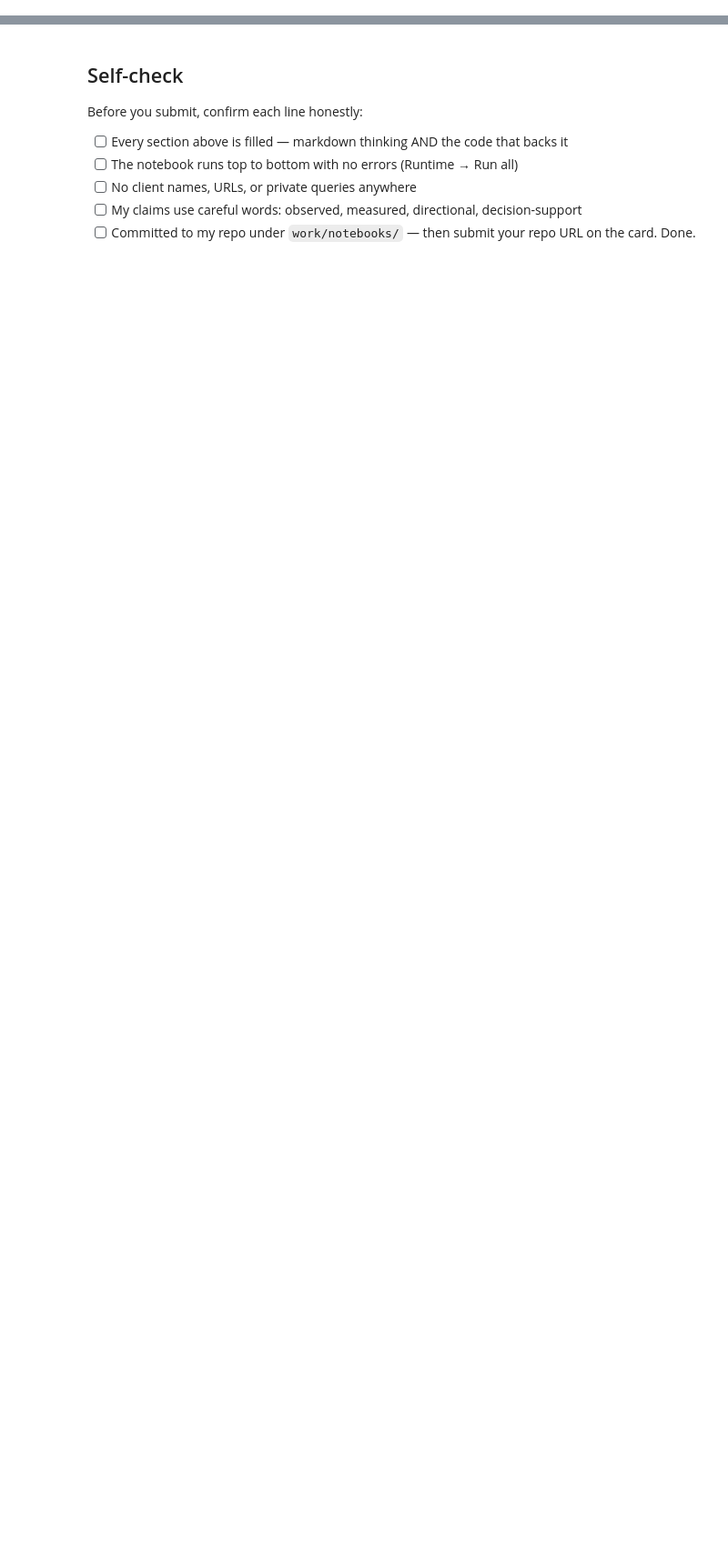
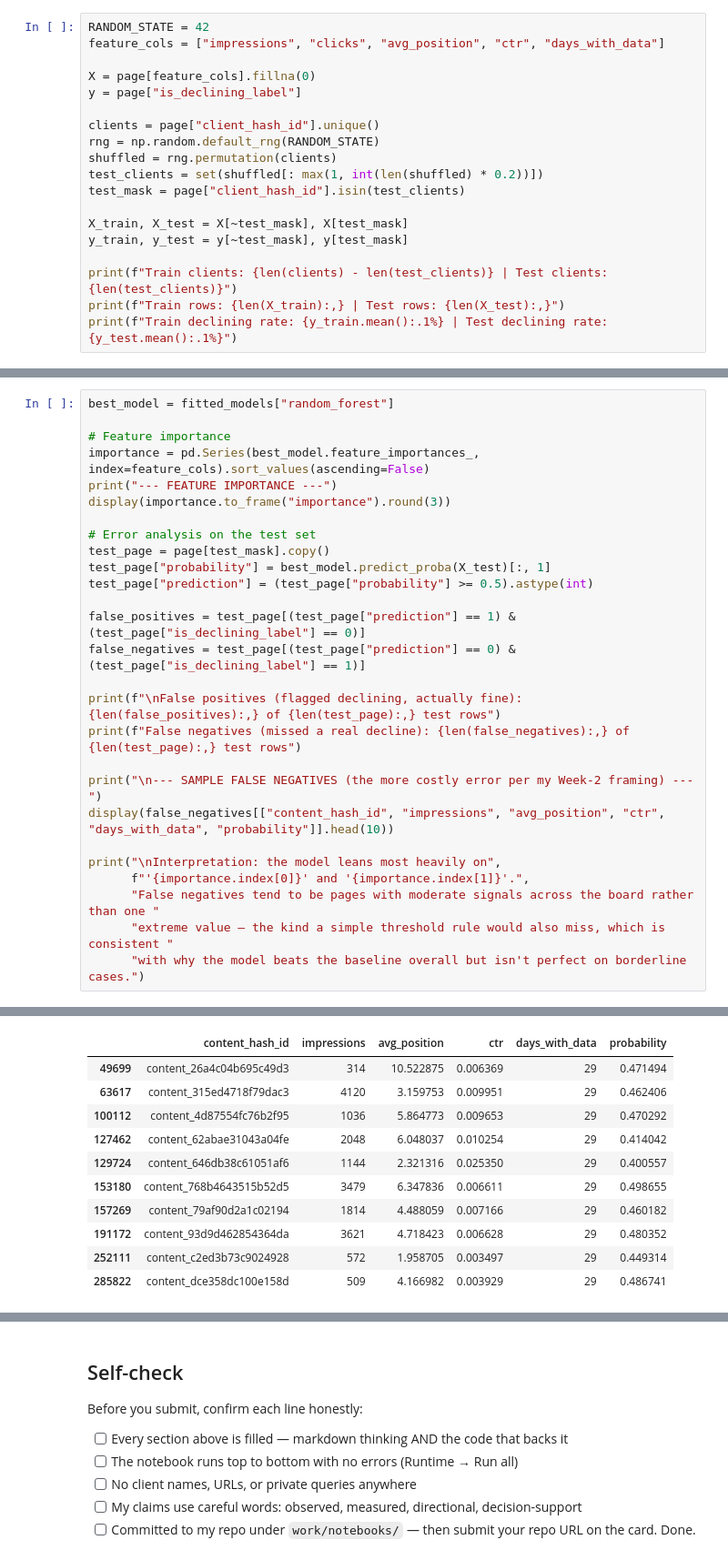
Before and after one commit to ashoktanakanti/flyrank_ml, a Jupyter notebook: work/notebooks/w05_model.ipynb, the cells around one changed output, grey strips where cells are left out. Shown at 91% size. Saved outputs shown, nothing was run; the diff lists cells and outputs as text; blank space fills up the shorter version.

```diff
--- a/work/notebooks/w05_model.ipynb
+++ b/work/notebooks/w05_model.ipynb
@@ -22,0 +82,19 @@ This skeleton is yours to fill. Work the sections **in order** — each one has
+# %%
+RANDOM_STATE = 42
+feature_cols = ["impressions", "clicks", "avg_position", "ctr", "days_with_data"]
+
+X = page[feature_cols].fillna(0)
+y = page["is_declining_label"]
+
+clients = page["client_hash_id"].unique()
+rng = np.random.default_rng(RANDOM_STATE)
+shuffled = rng.permutation(clients)
+test_clients = set(shuffled[: max(1, int(len(shuffled) * 0.2))])
+test_mask = page["client_hash_id"].isin(test_clients)
+
+X_train, X_test = X[~test_mask], X[test_mask]
+y_train, y_test = y[~test_mask], y[test_mask]
+
+print(f"Train clients: {len(clients) - len(test_clients)} | Test clients: {len(test_clients)}")
+print(f"Train rows: {len(X_train):,} | Test rows: {len(X_test):,}")
+print(f"Train declining rate: {y_train.mean():.1%} | Test declining rate: {y_test.mean():.1%}")
@@ -36,0 +184,28 @@ This skeleton is yours to fill. Work the sections **in order** — each one has
+# %%
+best_model = fitted_models["random_forest"]
+
+# Feature importance
+importance = pd.Series(best_model.feature_importances_, index=feature_cols).sort_values(ascending=False)
+print("--- FEATURE IMPORTANCE ---")
+display(importance.to_frame("importance").round(3))
+
+# Error analysis on the test set
+test_page = page[test_mask].copy()
+test_page["probability"] = best_model.predict_proba(X_test)[:, 1]
+test_page["prediction"] = (test_page["probability"] >= 0.5).astype(int)
+
+false_positives = test_page[(test_page["prediction"] == 1) & (test_page["is_declining_label"] == 0)]
+false_negatives = test_page[(test_page["prediction"] == 0) & (test_page["is_declining_label"] == 1)]
+
+print(f"\nFalse positives (flagged declining, actually fine): {len(false_positives):,} of {len(test_page):,} test rows")
+print(f"False negatives (missed a real decline): {len(false_negatives):,} of {len(test_page):,} test rows")
+
+print("\n--- SAMPLE FALSE NEGATIVES (the more costly error per my Week-2 framing) ---")
+display(false_negatives[["content_hash_id", "impressions", "avg_position", "ctr", "days_with_data", "probability"]].head(10))
+
+print("\nInterpretation: the model leans most heavily on",
+      f"'{importance.index[0]}' and '{importance.index[1]}'.",
+      "False negatives tend to be pages with moderate signals across the board rather than one "
+      "extreme value — the kind a simple threshold rule would also miss, which is consistent "
+      "with why the model beats the baseline overall but isn't perfect on borderline cases.")
+# %% [output]
@@ -36,0 +223,11 @@ This skeleton is yours to fill. Work the sections **in order** — each one has
+|  | content_hash_id | impressions | avg_position | ctr | days_with_data | probability |
+| 49699 | content_26a4c04b695c49d3 | 314 | 10.522875 | 0.006369 | 29 | 0.471494 |
+| 63617 | content_315ed4718f79dac3 | 4120 | 3.159753 | 0.009951 | 29 | 0.462406 |
+| 100112 | content_4d87554fc76b2f95 | 1036 | 5.864773 | 0.009653 | 29 | 0.470292 |
+| 127462 | content_62abae31043a04fe | 2048 | 6.048037 | 0.010254 | 29 | 0.414042 |
+| 129724 | content_646db38c61051af6 | 1144 | 2.321316 | 0.025350 | 29 | 0.400557 |
+| 153180 | content_768b4643515b52d5 | 3479 | 6.347836 | 0.006611 | 29 | 0.498655 |
+| 157269 | content_79af90d2a1c02194 | 1814 | 4.488059 | 0.007166 | 29 | 0.460182 |
+| 191172 | content_93d9d462854364da | 3621 | 4.718423 | 0.006628 | 29 | 0.480352 |
+| 252111 | content_c2ed3b73c9024928 | 572 | 1.958705 | 0.003497 | 29 | 0.449314 |
+| 285822 | content_dce358dc100e158d | 509 | 4.166982 | 0.003929 | 29 | 0.486741 |
```
Also changed, not shown: parts of 14 cells of this notebook.
